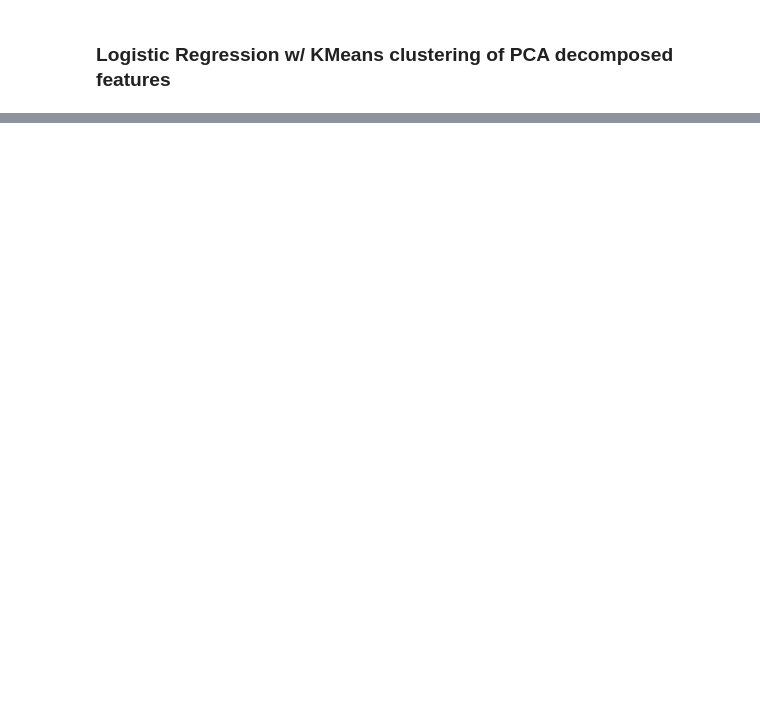
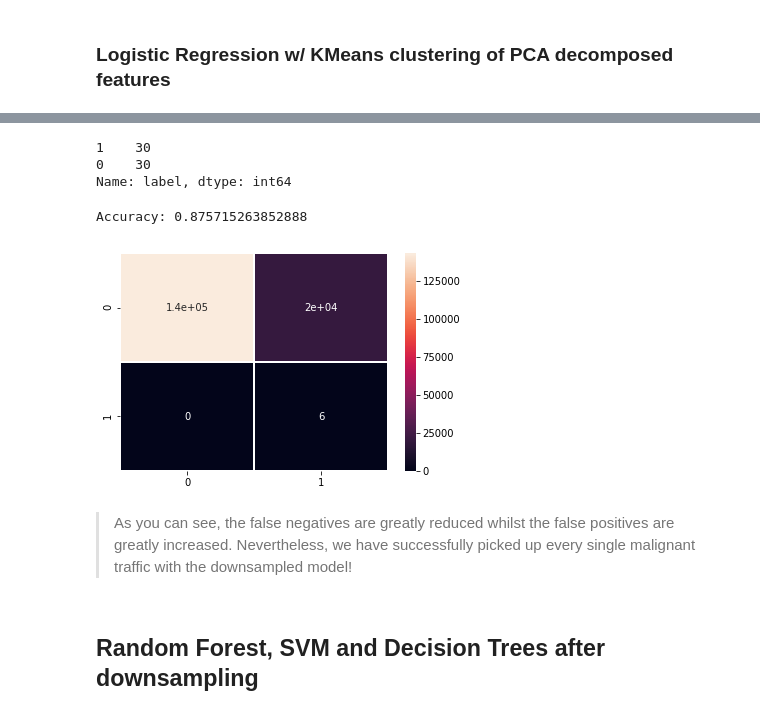
Before and after one commit to j-csc/ids_dl, a Jupyter notebook: POC.ipynb, the cells around one changed output, grey strips where cells are left out. Drawn from its saved outputs; the diff is of its cells as text; code cells hidden in the pictures; blank space fills up the shorter version.

Commit message:
downsampled results

```diff
--- a/POC.ipynb
+++ b/POC.ipynb
@@ -411,0 +447,39 @@ Accuracy: 0.999944979703624
+# %%
+# Re-concatenate our training and testing data to downsample majority benign traffic
+X = pd.concat([X_train, y_train], axis=1)
+
+# Separate different traffic flows
+mal = X[X.label != 0]
+ben = X[X.label == 0]
+
+# Downsample majority
+ben_downsample = resample(ben, replace=False, n_samples=len(mal), random_state=42)
+downsampled_df = pd.concat([ben_downsample, mal])
+
+# Result of downsampling
+downsampled_df.label.value_counts()
+# %% [output]
+1    30
+0    30
+Name: label, dtype: int64
+# %%
+# Retrying logistic regression
+y_train_ds = downsampled_df.label
+X_train_ds = downsampled_df.drop('label', axis=1)
+
+lr_model_ds = LogisticRegression(random_state=42).fit(X_train_ds, y_train_ds)
+y_pred_ds = lr_model_ds.predict(X_test)
+
+# evaluation
+print('Accuracy: {}'.format(accuracy_score(y_test, y_pred_ds)))
+c_matrix = confusion_matrix(y_test, y_pred_ds)
+fig, ax = plt.subplots()
+ax = sns.heatmap(c_matrix,annot=True,linewidths=.5)
+plt.show()
+# %% [output]
+Accuracy: 0.875715263852888
+[figure, added]
+# %% [markdown]
+> As you can see, the false negatives are greatly reduced whilst the false positives are greatly increased. Nevertheless, we have successfully picked up every single malignant traffic with the downsampled model!
+# %% [markdown]
+## Random Forest, SVM and Decision Trees after downsampling
```
Also changed, not shown: parts of 9 cells of this notebook.
